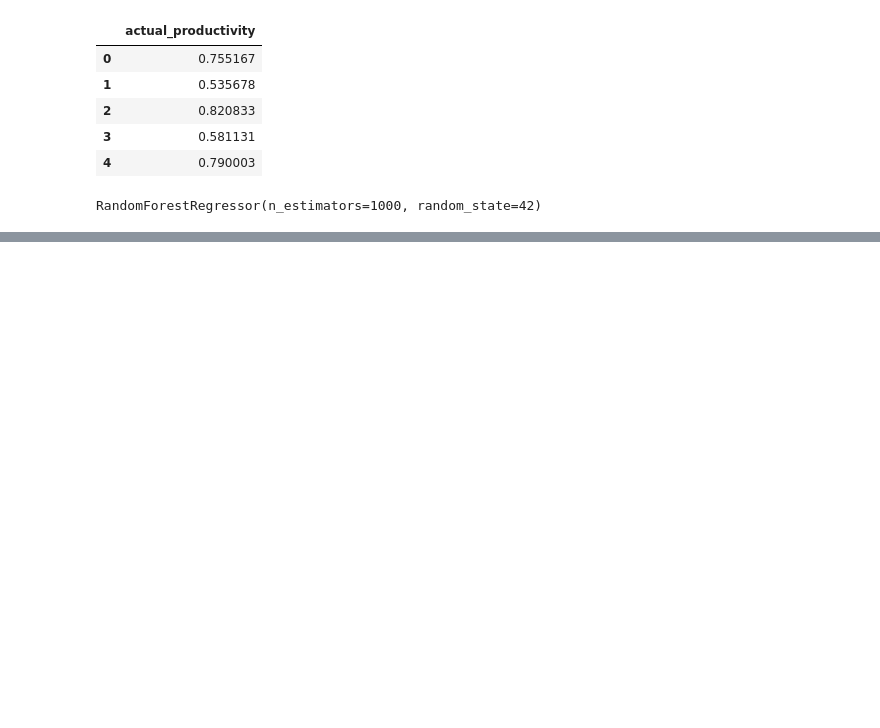
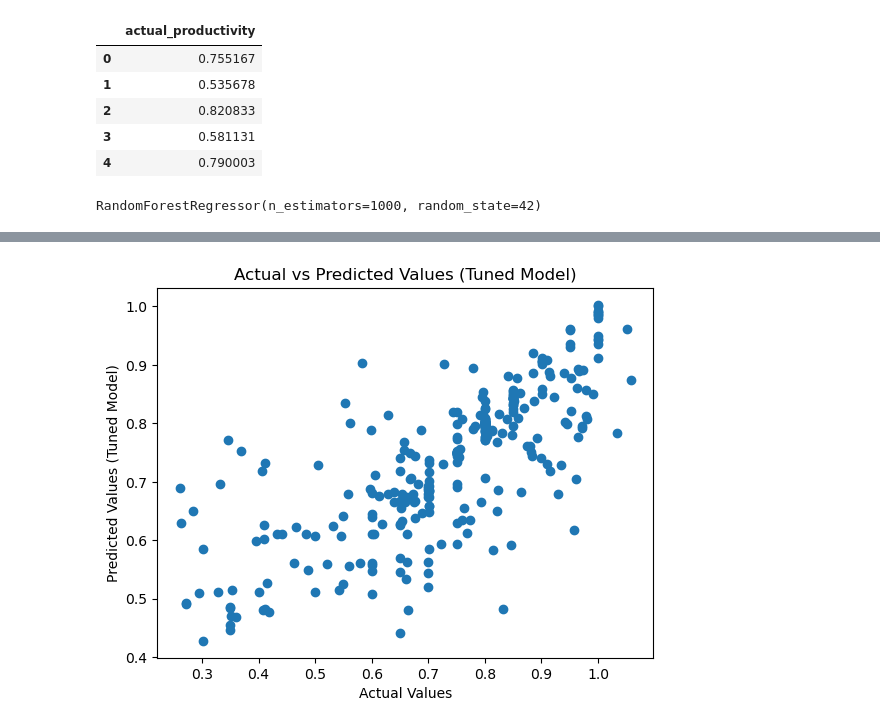
Before and after one commit to mnelson711/machine-learning-final-proj, a Jupyter notebook: randomforest.ipynb, the cells around one changed output, grey strips where cells are left out. Cells and saved outputs as stored; diff of their text form; code cells hidden in the pictures; blank space fills up the shorter version.

```diff
--- a/randomforest.ipynb
+++ b/randomforest.ipynb
@@ -157,0 +216,8 @@ print(mean_squared_error(y_test, y_pred_final))
+# %%
+plt.scatter(y_test, y_pred_tuned, alpha=1)
+plt.xlabel("Actual Values")
+plt.ylabel("Predicted Values (Tuned Model)")
+plt.title("Actual vs Predicted Values (Tuned Model)")
+plt.show()
+# %% [output]
+[figure, added]
```
Also changed, not shown: parts of 8 cells of this notebook.
